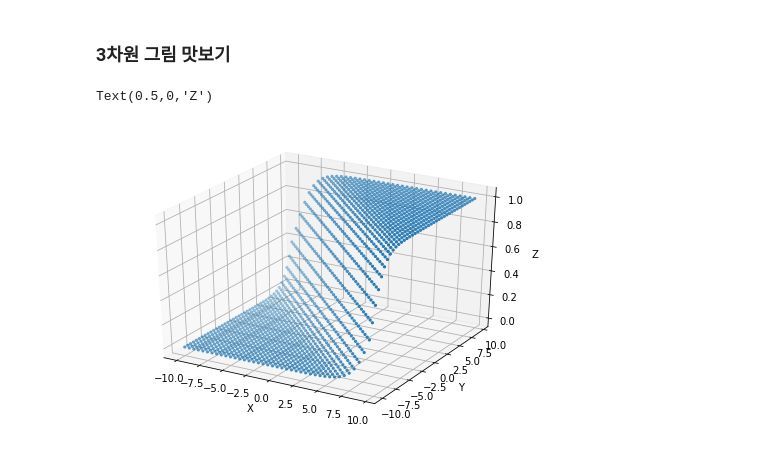
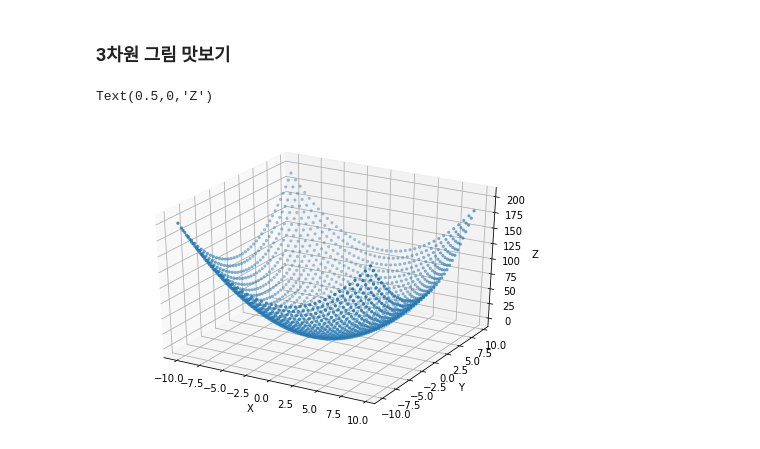
Before and after one commit to gubosd/lecture6, a Jupyter notebook: 파이썬고급/03_matplotlib_01.ipynb, the cells around one changed output. Cells and saved outputs as stored; diff of their text form; code cells hidden in the pictures.

```diff
--- a/파이썬고급/03_matplotlib_01.ipynb
+++ b/파이썬고급/03_matplotlib_01.ipynb
@@ -838,20 +845,21 @@ plt.axis('off')
 # %%
 from mpl_toolkits.mplot3d import Axes3D, axes3d
 
 fig = plt.figure()
 #ax=Axes3D(fig, elev=-152, azim=-26)
 ax = Axes3D(fig)
 
 rng = np.arange(-10,10,0.5)
 X,Y = np.meshgrid(rng, rng)
-Z = 1 / (1+np.exp(-1*(X+Y)))
+#Z = 1 / (1+np.exp(-1*(X+Y)))
+Z = X**2 + Y**2
 
 m = ax.scatter(X,Y,Z, s=5, cmap='autumn')
 #fig.colorbar(m, shrink=0.7)
 
 ax.set_xlabel('X')
 ax.set_ylabel('Y')
 ax.set_zlabel('Z')
 # %% [output]
 Text(0.5,0,'Z')
-[figure, old version]
+[figure, new version]
```
Also changed, not shown: parts of 3 cells of this notebook, 1 other file.
